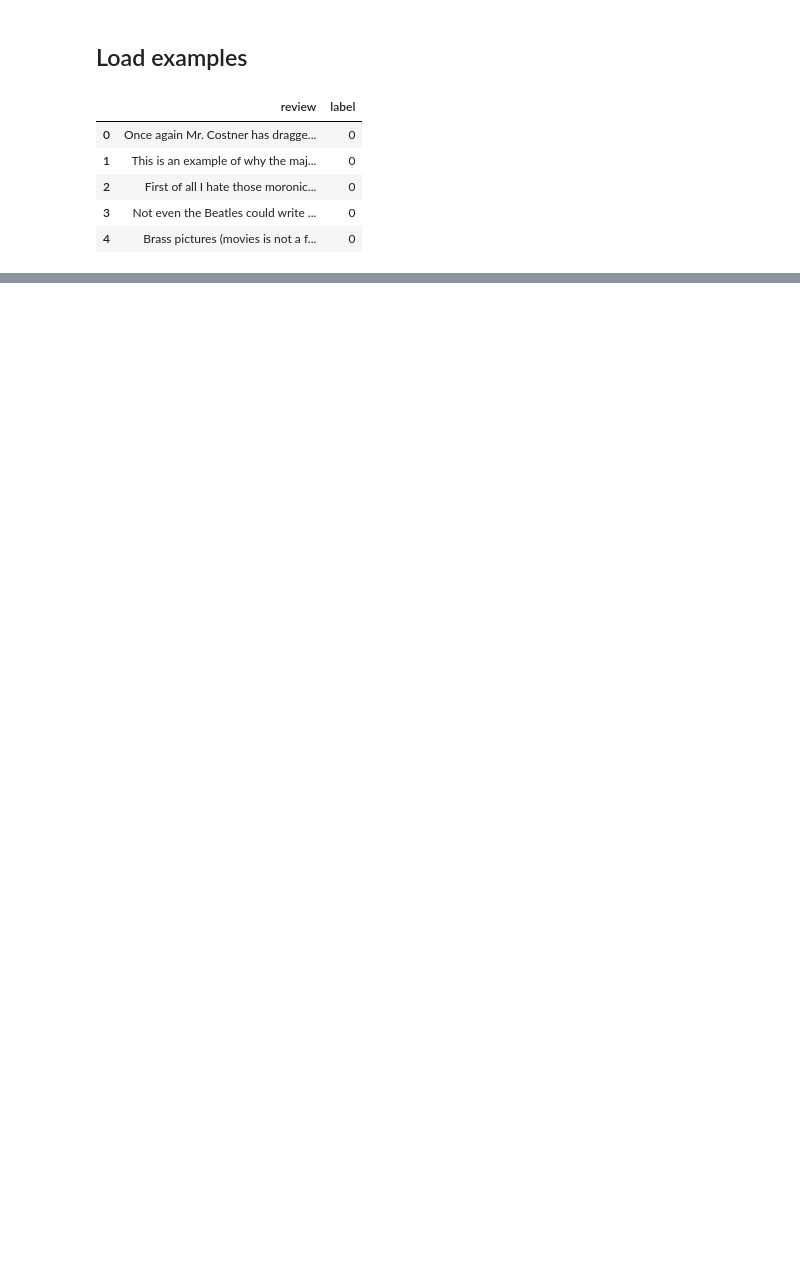
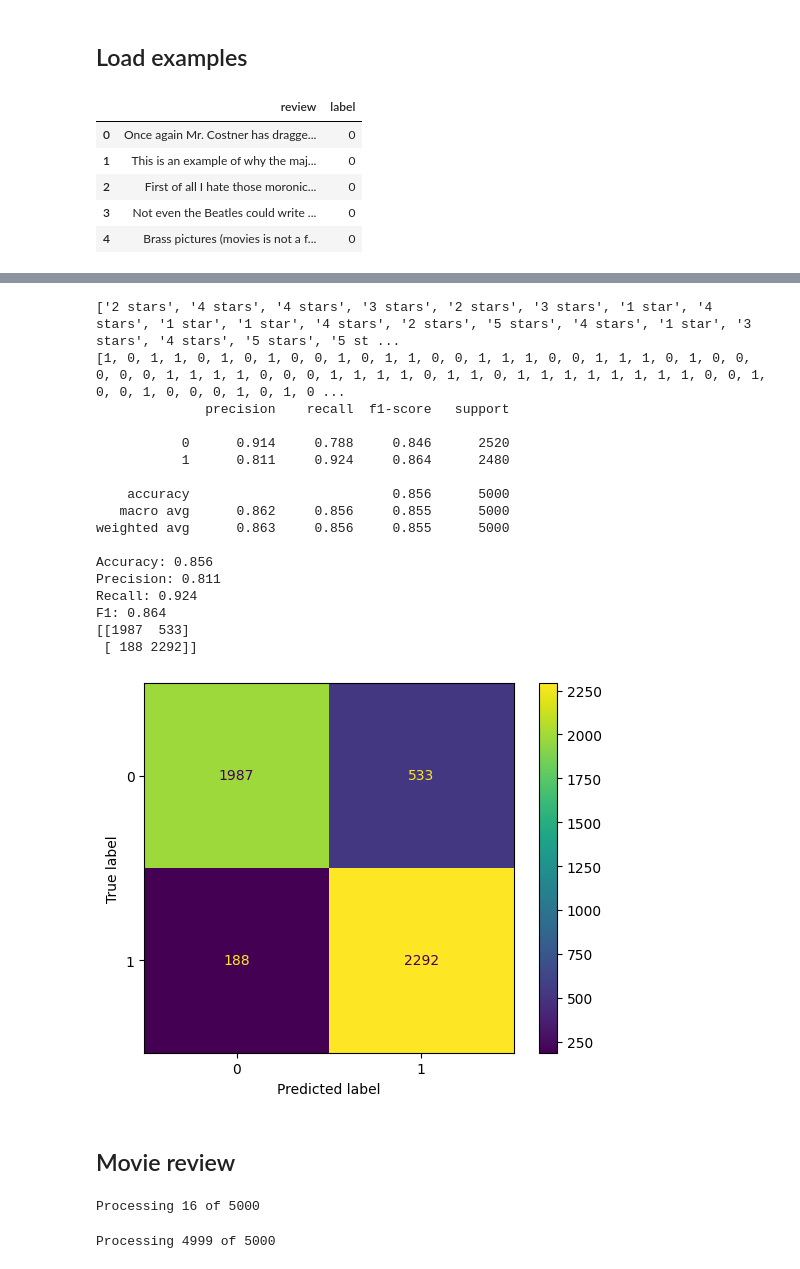
Before and after one commit to Gabp0/machine-learning, a Jupyter notebook: sentiment-analysis/hugging_face_classify.ipynb, the cells around one changed output, grey strips where cells are left out. Saved outputs shown, nothing was run; the diff lists cells and outputs as text; code cells hidden in the pictures; blank space fills up the shorter version.

```diff
--- a/sentiment-analysis/hugging_face_classify.ipynb
+++ b/sentiment-analysis/hugging_face_classify.ipynb
@@ -22,8 +158,9 @@ df.head()
 # %%
 from transformers import AutoModelForSequenceClassification, AutoTokenizer, pipeline
 
-model = "cardiffnlp/twitter-roberta-base-sentiment"
+model = "nlptown/bert-base-multilingual-uncased-sentiment"
+
 
 tokenizer = AutoTokenizer.from_pretrained(model)
 model = AutoModelForSequenceClassification.from_pretrained(model)
-classifier = pipeline('sentiment-analysis', model=model, tokenizer=tokenizer, truncation=True, max_length=512)
+classifier = pipeline('sentiment-analysis', model=model, tokenizer=tokenizer, truncation=True, max_length=512, device=0)
@@ -70,0 +179,28 @@ KeyboardInterrupt:
+# %%
+print(y_pred)
+print(y_test)
+y_pred_filtered = [0 if int(x.split(" ")[0]) < 3 else 1 for x in y_pred_]
+y_pred_movie_filtered = [0 if x == "NEG" else 1 for x in y_pred]
+y_pred_amazon_filtered = [0 if int(x.split(" ")[0]) <= 3 else 1 for x in y_pred]
+evaluate_model(y_test, y_pred_filtered)
+# %% [output]
+['2 stars', '4 stars', '4 stars', '3 stars', '2 stars', '3 stars', '1 star', '4 stars', '1 star', '1 star', '4 stars', '2 stars', '5 stars', '4 stars', '1 star', '3 stars', '4 stars', '5 stars', '5 st ...
+[1, 0, 1, 1, 0, 1, 0, 1, 0, 0, 1, 0, 1, 1, 0, 0, 1, 1, 1, 0, 0, 1, 1, 1, 0, 1, 0, 0, 0, 0, 0, 1, 1, 1, 1, 0, 0, 0, 1, 1, 1, 1, 0, 1, 1, 0, 1, 1, 1, 1, 1, 1, 1, 1, 0, 0, 1, 0, 0, 1, 0, 0, 0, 1, 0, 1, 0 ...
+              precision    recall  f1-score   support
+
+           0      0.914     0.788     0.846      2520
+           1      0.811     0.924     0.864      2480
+
+    accuracy                          0.856      5000
+   macro avg      0.862     0.856     0.855      5000
+weighted avg      0.863     0.856     0.855      5000
+
+Accuracy: 0.856
+Precision: 0.811
+Recall: 0.924
+F1: 0.864
+[[1987  533]
+ [ 188 2292]]
+[figure, added]
+# %% [markdown]
+## Movie review
@@ -70,0 +215,12 @@ KeyboardInterrupt:
+# %%
+import sys
+
+y_pred = []
+for i, text in enumerate(X_test):
+    sys.stdout.write('\r')
+    sys.stdout.write(f"Processing {i} of {len(X_test)}")
+    sys.stdout.flush()
+    y_pred.append(classifier(text)[0]['label'])
+# %% [output]
+Processing 16 of 5000
+Processing 4999 of 5000
```
Also changed, not shown: parts of 20 cells of this notebook, 4 other files.
